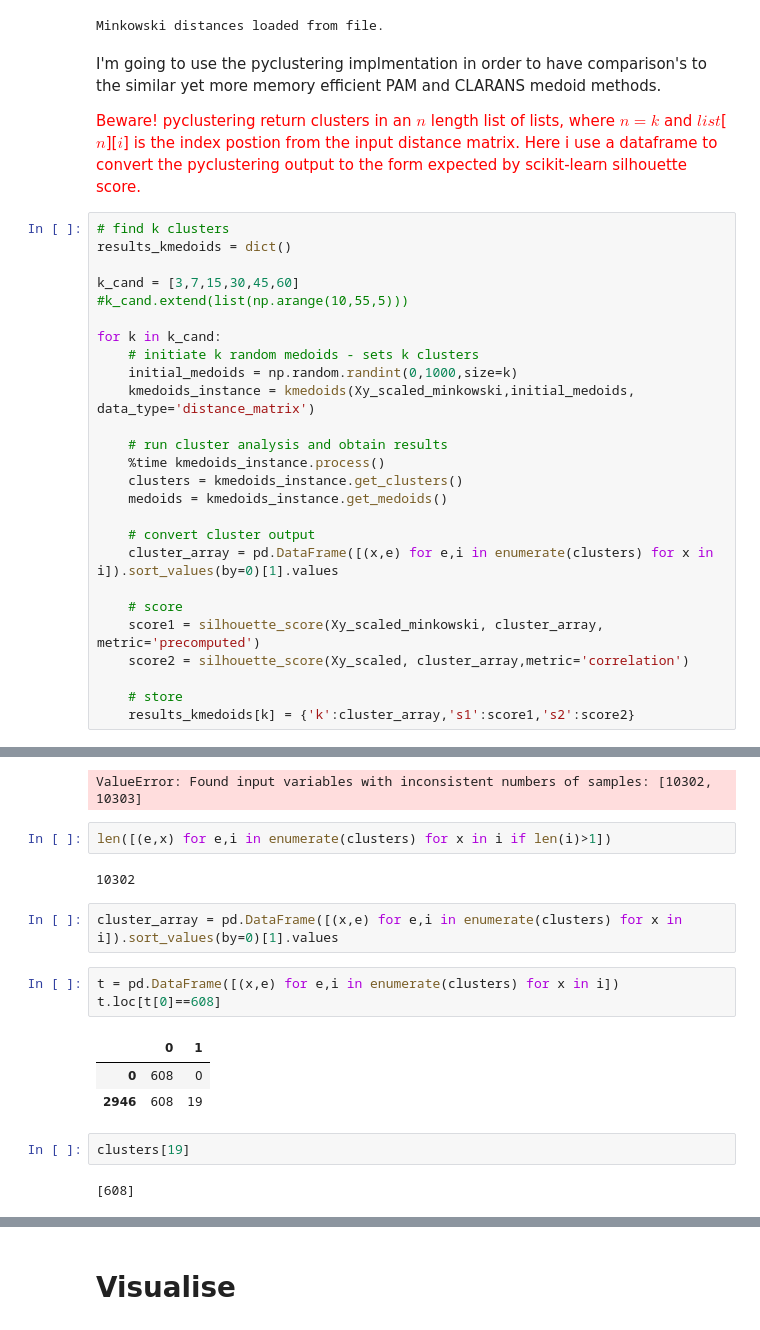
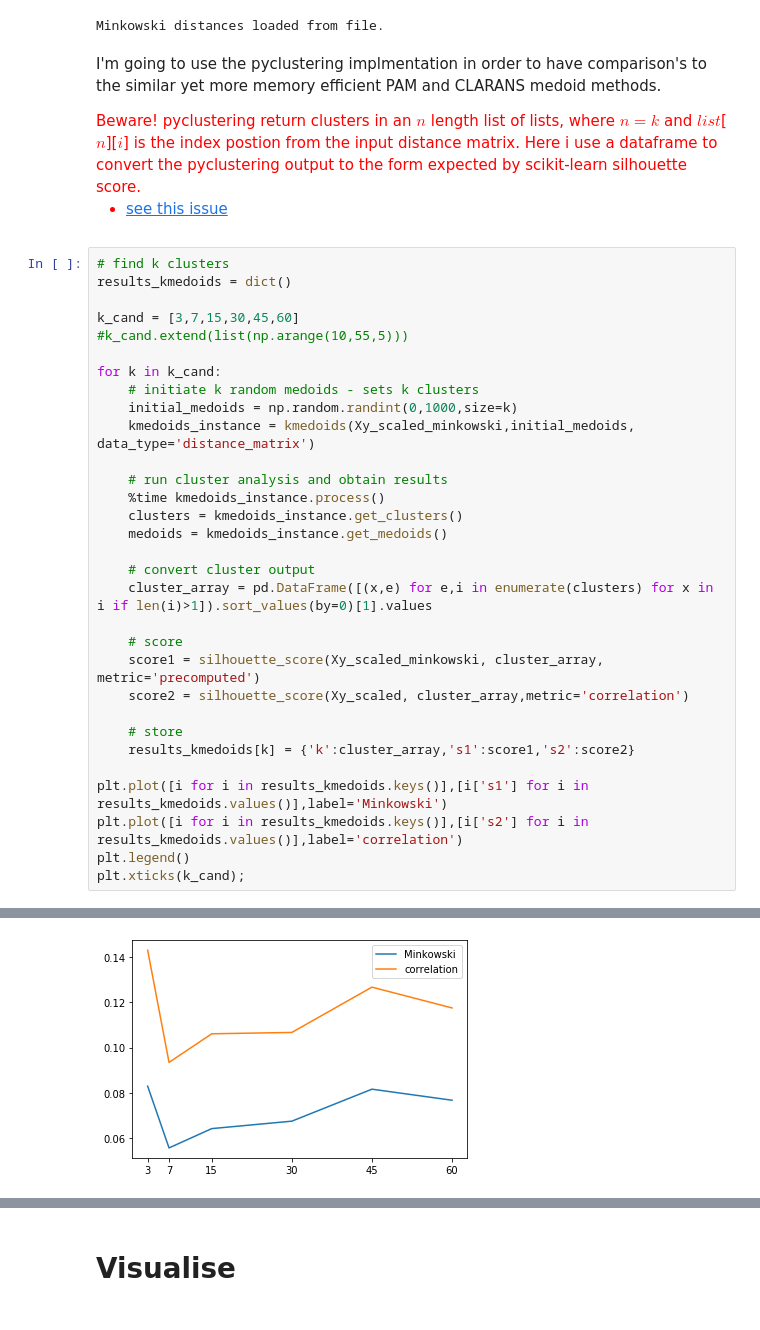
Before and after one commit to bpostance/learn_data_science, a Jupyter notebook: ML/2.3_Clustering/10-Clustering-Mixed-Data.ipynb, the cells around one changed output, grey strips where cells are left out. Saved outputs shown, nothing was run; the diff lists cells and outputs as text.

```diff
--- a/ML/2.3_Clustering/10-Clustering-Mixed-Data.ipynb
+++ b/ML/2.3_Clustering/10-Clustering-Mixed-Data.ipynb
@@ -419,6 +419,8 @@ I'm going to use the pyclustering implmentation in order to have comparison's to
 
 <span style="color:red">
 Beware! pyclustering return clusters in an $n$ length list of lists, where $n=k$ and $list$[$n$][$i$] is the index postion from the input distance matrix. Here i use a dataframe to convert the pyclustering output to the form expected by scikit-learn silhouette score.
+
+- [see this issue](https://github.com/annoviko/pyclustering/issues/593)
 </span>
 # %%
 # find k clusters
@@ -438,7 +440,7 @@ for k in k_cand:
     medoids = kmedoids_instance.get_medoids()
 
     # convert cluster output
-    cluster_array = pd.DataFrame([(x,e) for e,i in enumerate(clusters) for x in i]).sort_values(by=0)[1].values
+    cluster_array = pd.DataFrame([(x,e) for e,i in enumerate(clusters) for x in i if len(i)>1]).sort_values(by=0)[1].values
 
     # score
     score1 = silhouette_score(Xy_scaled_minkowski, cluster_array, metric='precomputed')
@@ -446,4 +448,9 @@ for k in k_cand:
 
     # store
     results_kmedoids[k] = {'k':cluster_array,'s1':score1,'s2':score2}
+
+plt.plot([i for i in results_kmedoids.keys()],[i['s1'] for i in results_kmedoids.values()],label='Minkowski')
+plt.plot([i for i in results_kmedoids.keys()],[i['s2'] for i in results_kmedoids.values()],label='correlation')
+plt.legend()
+plt.xticks(k_cand);
 # %% [output]
@@ -456,18 +457 @@ Wall time: 45.9 s
-ValueError: Found input variables with inconsistent numbers of samples: [10302, 10303]
+[figure, added]
-# %%
-len([(e,x) for e,i in enumerate(clusters) for x in i if len(i)>1])
-# %% [output]
-10302
-# %%
-cluster_array = pd.DataFrame([(x,e) for e,i in enumerate(clusters) for x in i]).sort_values(by=0)[1].values
-# %%
-t = pd.DataFrame([(x,e) for e,i in enumerate(clusters) for x in i])
-t.loc[t[0]==608]
-# %% [output]
-|  | 0 | 1 |
-| 0 | 608 | 0 |
-| 2946 | 608 | 19 |
-# %%
-clusters[19]
-# %% [output]
-[608]
```
Also changed, not shown: parts of 13 cells of this notebook.
